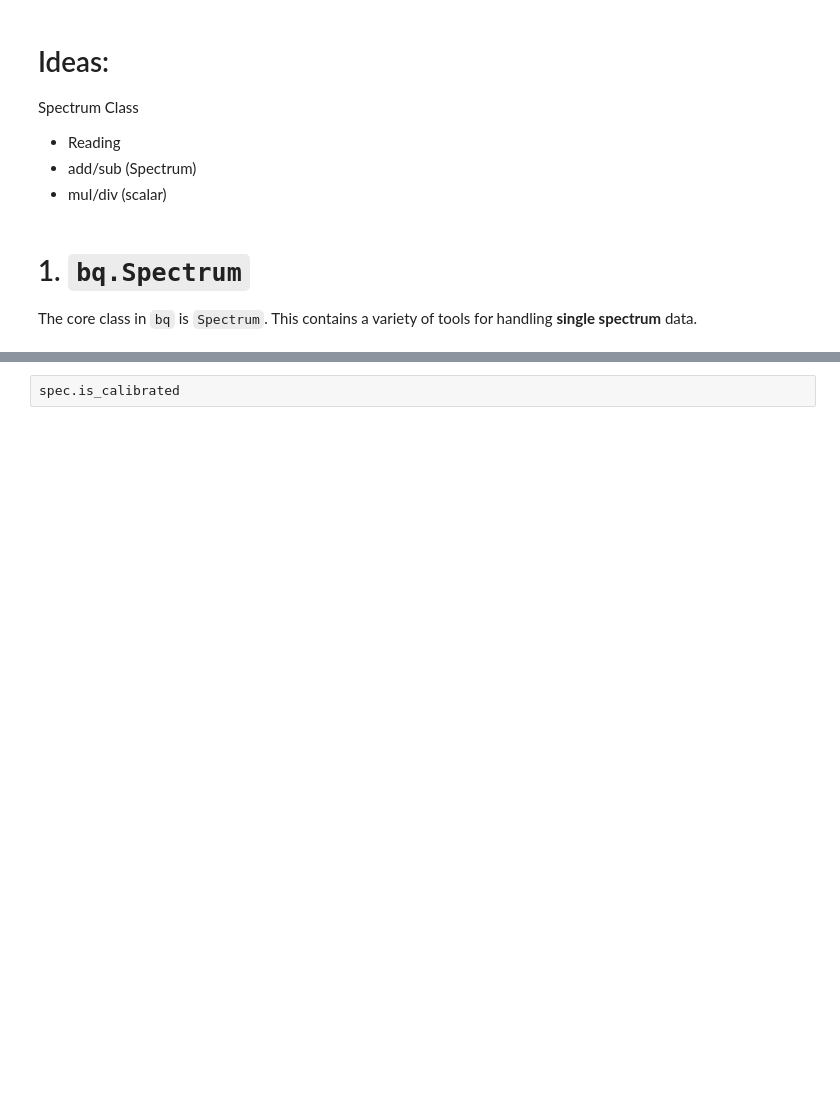
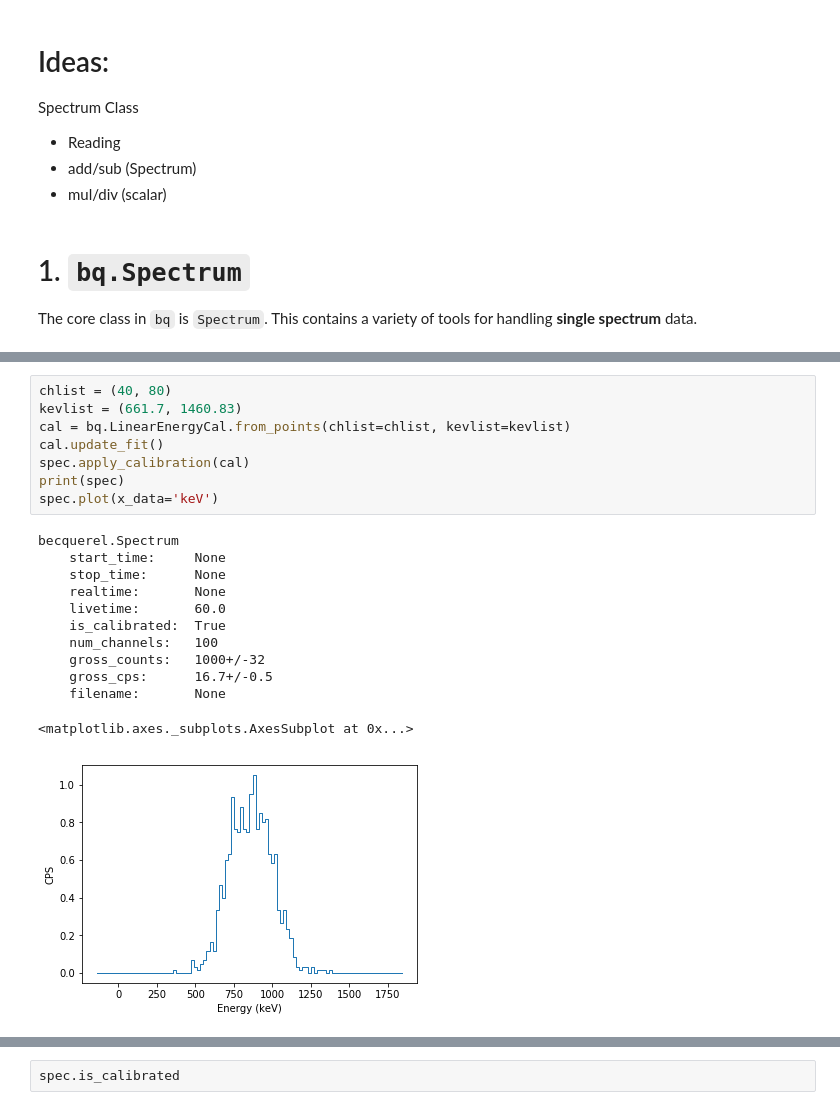
Before and after one commit to lbl-anp/becquerel, a Jupyter notebook: examples/quickstart.ipynb, the cells around one changed output, grey strips where cells are left out. Drawn from its saved outputs; the diff is of its cells as text; blank space fills up the shorter version.

```diff
--- a/examples/quickstart.ipynb
+++ b/examples/quickstart.ipynb
@@ -113,0 +116,21 @@ spec.plot()
+# %%
+chlist = (40, 80)
+kevlist = (661.7, 1460.83)
+cal = bq.LinearEnergyCal.from_points(chlist=chlist, kevlist=kevlist)
+cal.update_fit()
+spec.apply_calibration(cal)
+print(spec)
+spec.plot(x_data='keV')
+# %% [output]
+becquerel.Spectrum
+    start_time:     None
+    stop_time:      None
+    realtime:       None
+    livetime:       60.0
+    is_calibrated:  True
+    num_channels:   100
+    gross_counts:   1000+/-32
+    gross_cps:      16.7+/-0.5
+    filename:       None
+<matplotlib.axes._subplots.AxesSubplot at 0x...>
+[figure, added]
```
Also changed, not shown: parts of 74 cells of this notebook.
